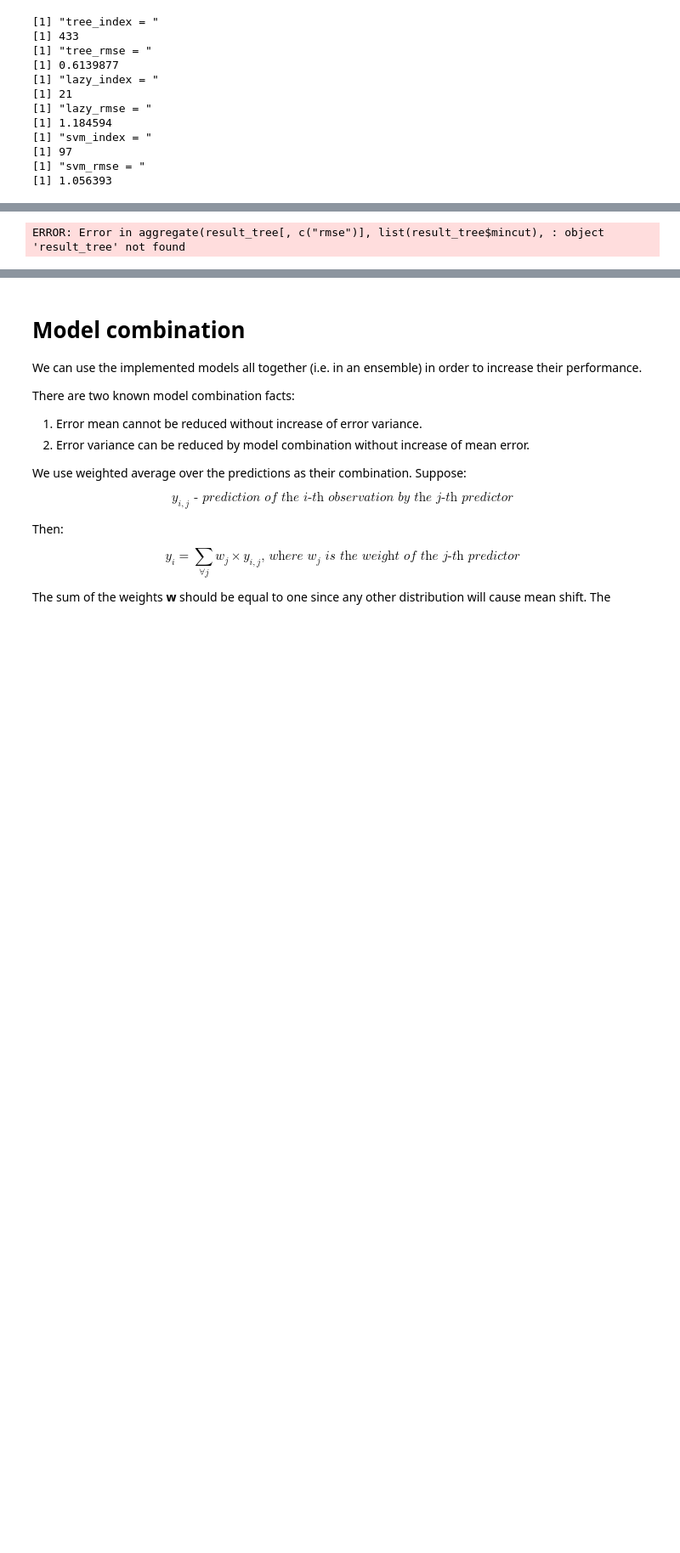
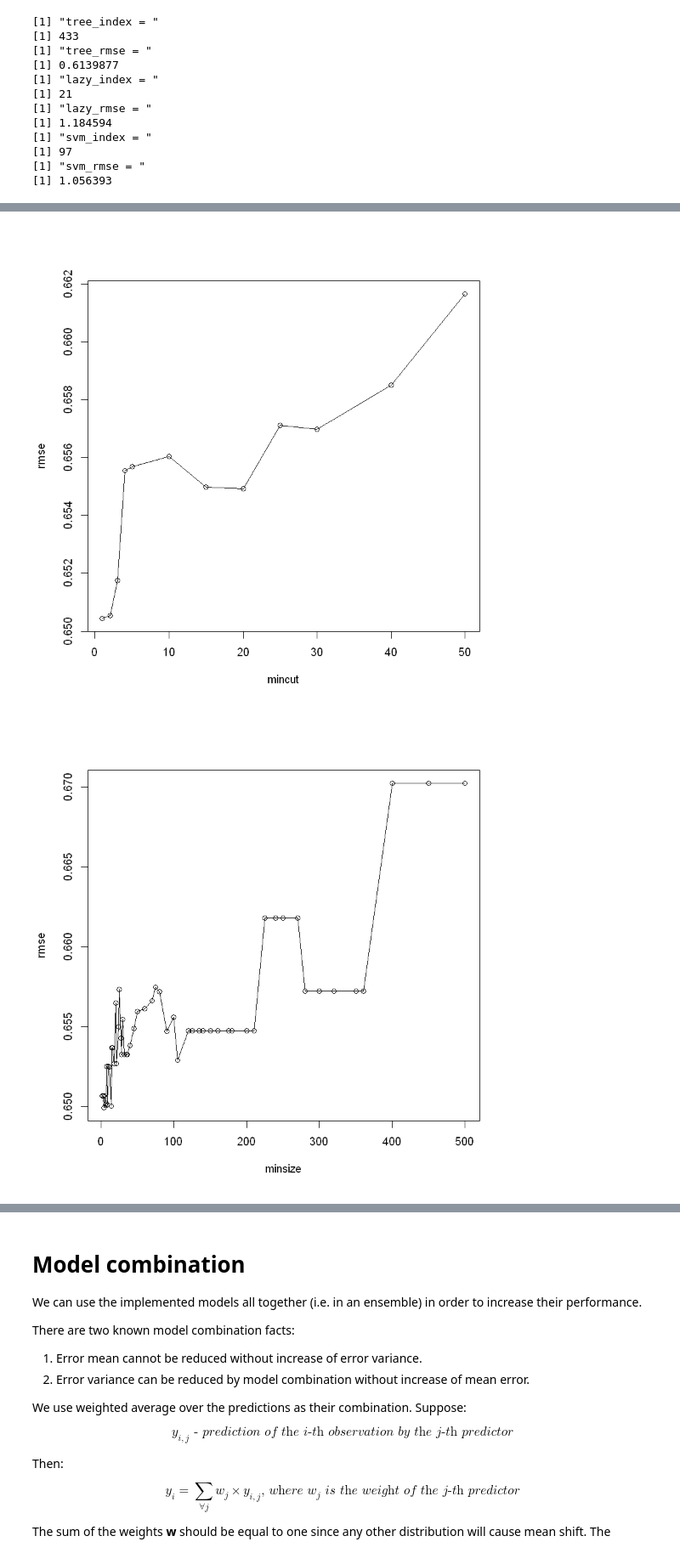
Before and after one commit to ElderMayday/kaggle, a Jupyter notebook: report/report.ipynb, the cells around one changed output, grey strips where cells are left out. Shown at 85% size. Saved outputs shown, nothing was run; the diff lists cells and outputs as text; code cells hidden in the pictures; blank space fills up the shorter version.

Commit message:
Report plots

```diff
--- a/report/report.ipynb
+++ b/report/report.ipynb
@@ -278,5 +285,15 @@ In our case for the 'tree' package the effective hyperparameters are:
-# %%
-group = aggregate(result_tree[,c('rmse')], list(result_tree$mincut), mean)  # 10
-plot(group[,1],group[,2])
-# %% [output]
-ERROR: Error in aggregate(result_tree[, c("rmse")], list(result_tree$mincut), : object 'result_tree' not found
+# %%
+group = aggregate(result_tree[,c('rmse')], list(result_tree$mincut), mean)  # 10
+plot(group[,1],group[,2], xlab="mincut", ylab="rmse")
+lines(group[,1],group[,2])
+
+group = aggregate(result_tree[,c('rmse')], list(result_tree$minsize), mean)  # 10
+plot(group[,1],group[,2], xlab="minsize", ylab="rmse")
+lines(group[,1],group[,2])
+
+group = aggregate(result_tree[,c('rmse')], list(result_tree$mindev), mean)  # 10
+plot(group[,1],group[,2], xlab="mindev", ylab="rmse")
+lines(group[,1],group[,2])
+# %% [output]
+[figure, added]
+[figure, added]
```
Also changed, not shown: parts of 7 cells of this notebook.
